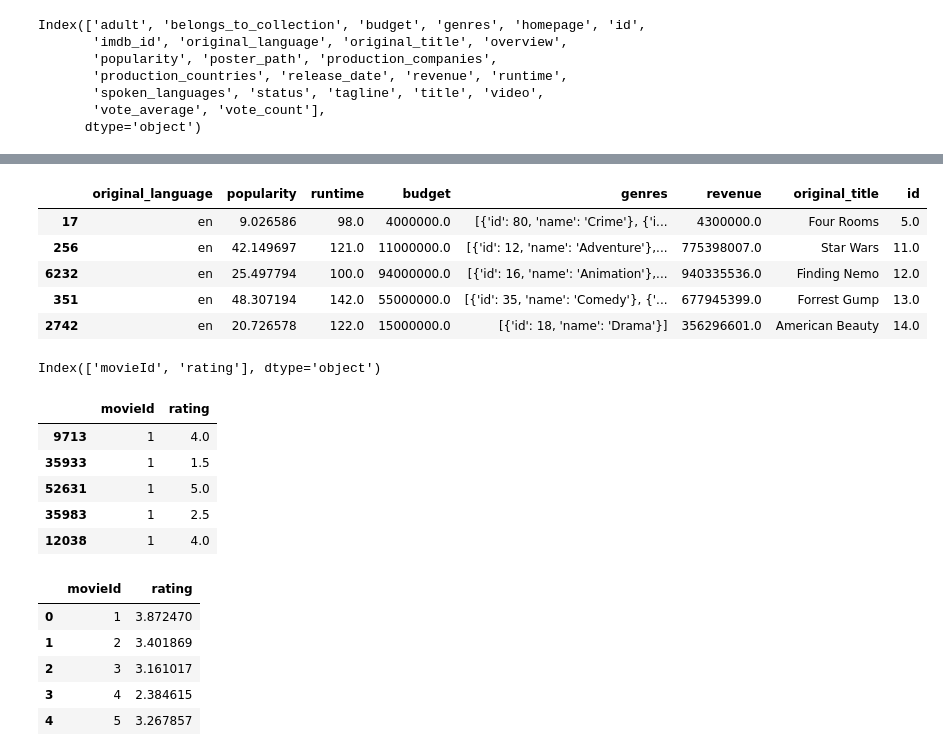
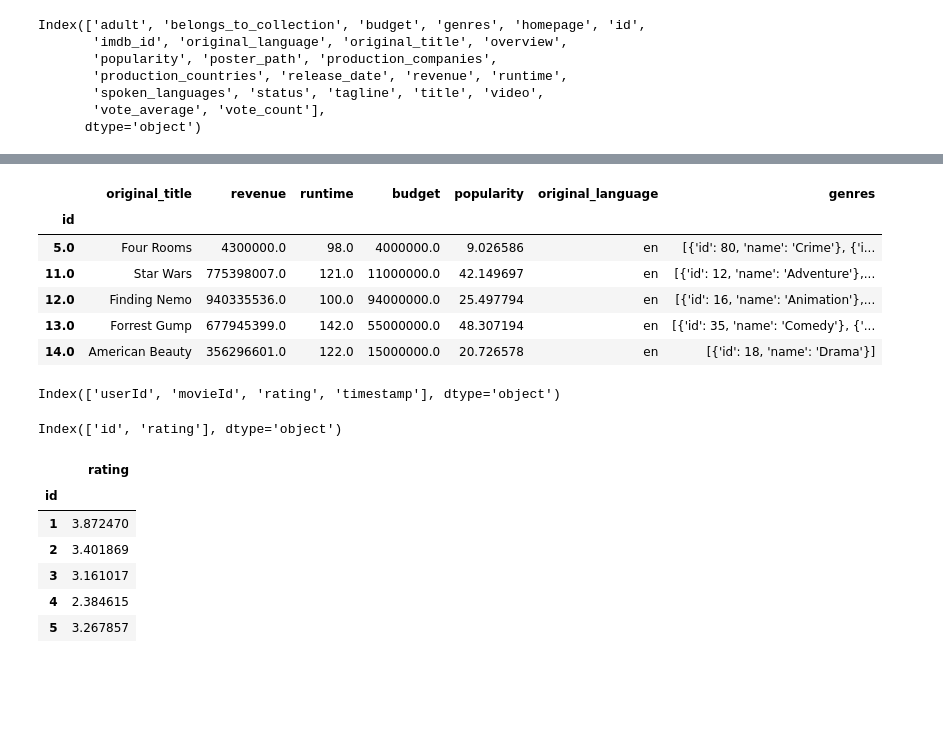
Before and after one commit to lucaslealvale/CD2018_Projeto3, a Jupyter notebook: Projeto 3.ipynb, the cells around one changed output, grey strips where cells are left out. Cells and saved outputs as stored; diff of their text form; code cells hidden in the pictures; blank space fills up the shorter version.

```diff
--- a/Projeto 3.ipynb
+++ b/Projeto 3.ipynb
@@ -58,20 +58,27 @@ dtype: object
 # %%
 #Ordenando em ordem crescente de acordo com o id, e filtrando valores 0 das variáveis float
 df=df[(df.revenue >0) & (df.budget>0)  & (df.runtime>0)]
 df=df.sort_values(['id'], ascending=[True])
+df = df.set_index("id")
 df.head()
 # %% [output]
-|  | original_language | popularity | runtime | budget | genres | revenue | original_title | id |
-| 17 | en | 9.026586 | 98.0 | 4000000.0 | [{'id': 80, 'name': 'Crime'}, {'i... | 4300000.0 | Four Rooms | 5.0 |
-| 256 | en | 42.149697 | 121.0 | 11000000.0 | [{'id': 12, 'name': 'Adventure'},... | 775398007.0 | Star Wars | 11.0 |
-| 6232 | en | 25.497794 | 100.0 | 94000000.0 | [{'id': 16, 'name': 'Animation'},... | 940335536.0 | Finding Nemo | 12.0 |
-| 351 | en | 48.307194 | 142.0 | 55000000.0 | [{'id': 35, 'name': 'Comedy'}, {'... | 677945399.0 | Forrest Gump | 13.0 |
-| 2742 | en | 20.726578 | 122.0 | 15000000.0 | [{'id': 18, 'name': 'Drama'}] | 356296601.0 | American Beauty | 14.0 |
+|  | original_title | revenue | runtime | budget | popularity | original_language | genres |
+| id |  |  |  |  |  |  |  |
+| 5.0 | Four Rooms | 4300000.0 | 98.0 | 4000000.0 | 9.026586 | en | [{'id': 80, 'name': 'Crime'}, {'i... |
+| 11.0 | Star Wars | 775398007.0 | 121.0 | 11000000.0 | 42.149697 | en | [{'id': 12, 'name': 'Adventure'},... |
+| 12.0 | Finding Nemo | 940335536.0 | 100.0 | 94000000.0 | 25.497794 | en | [{'id': 16, 'name': 'Animation'},... |
+| 13.0 | Forrest Gump | 677945399.0 | 142.0 | 55000000.0 | 48.307194 | en | [{'id': 35, 'name': 'Comedy'}, {'... |
+| 14.0 | American Beauty | 356296601.0 | 122.0 | 15000000.0 | 20.726578 | en | [{'id': 18, 'name': 'Drama'}] |
+# %%
+imdb.columns
+# %% [output]
+Index(['userId', 'movieId', 'rating', 'timestamp'], dtype='object')
 # %%
 #Tirando media dos ratings
 imdb=imdb.sort_values(['movieId'], ascending=[True])
-MediaRating=imdb.drop("userId",1,inplace=True)
-MediaRating=imdb.drop("timestamp",1,inplace=True)
+imdb=imdb.rename(columns={'movieId': 'id'})
+imdb=imdb.drop("userId",1)
+imdb=imdb.drop("timestamp",1)
 imdb.columns
 # %% [output]
-Index(['movieId', 'rating'], dtype='object')
+Index(['id', 'rating'], dtype='object')
@@ -78,9 +89,10 @@ Index(['movieId', 'rating'], dtype='object')
 # %%
-imdb.head()
+rating.head()
 # %% [output]
-|  | movieId | rating |
-| 9713 | 1 | 4.0 |
-| 35933 | 1 | 1.5 |
-| 52631 | 1 | 5.0 |
-| 35983 | 1 | 2.5 |
-| 12038 | 1 | 4.0 |
+|  | rating |
+| id |  |
+| 1 | 3.872470 |
+| 2 | 3.401869 |
+| 3 | 3.161017 |
+| 4 | 2.384615 |
+| 5 | 3.267857 |
@@ -89,9 +98,0 @@ rating=pd.Series(imdb.groupby(['movieId'])['rating'].mean())
-# %%
-rating.reset_index().head()
-# %% [output]
-|  | movieId | rating |
-| 0 | 1 | 3.872470 |
-| 1 | 2 | 3.401869 |
-| 2 | 3 | 3.161017 |
-| 3 | 4 | 2.384615 |
-| 4 | 5 | 3.267857 |
```
Also changed, not shown: parts of 8 cells of this notebook.
